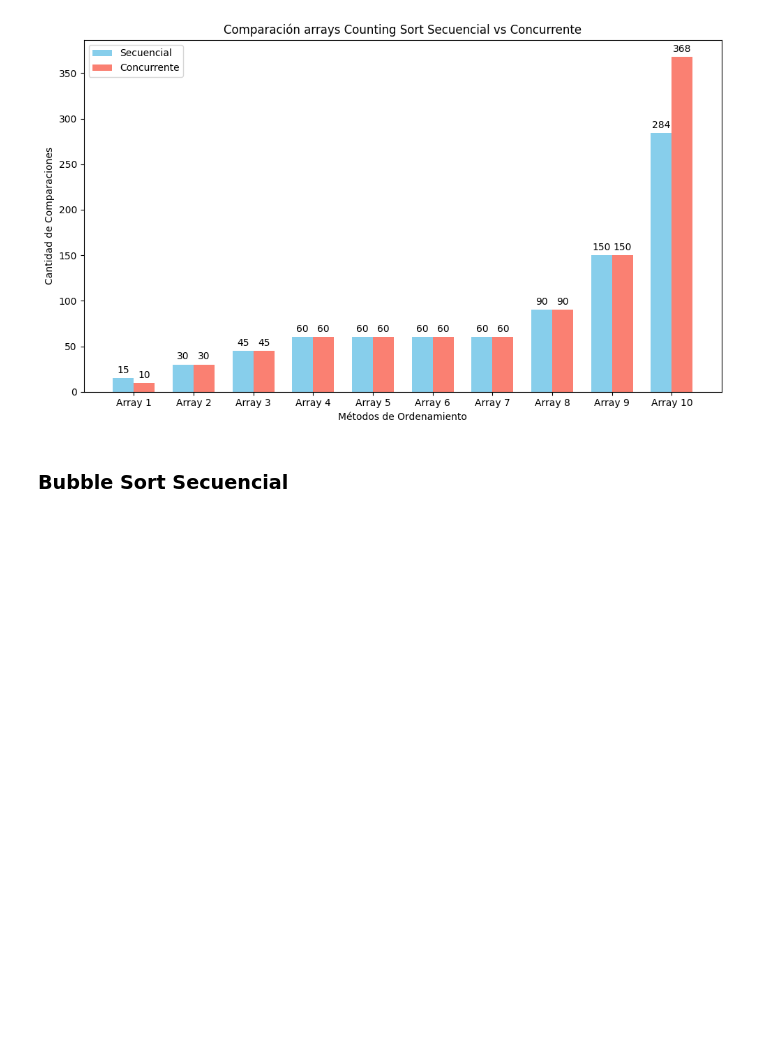
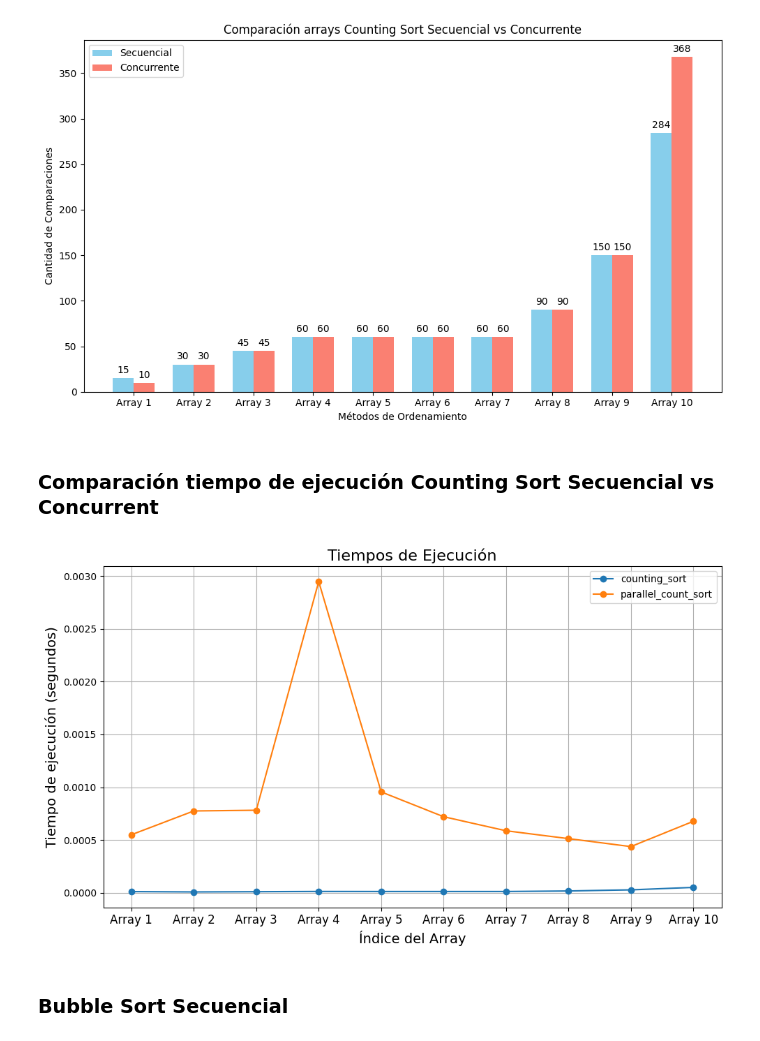
Before and after one commit to facubarneche/programacion-concurrente-paralela, a Jupyter notebook: exposicion_metodos_de_ordenamiento/tp_ordenamiento.ipynb, the cells around one changed output. Cells and saved outputs as stored; diff of their text form; code cells hidden in the pictures; blank space fills up the shorter version.

Commit message:
[IMPROVEMENT] Implementacion grafico general tiempo de ejecucion

```diff
--- a/exposicion_metodos_de_ordenamiento/tp_ordenamiento.ipynb
+++ b/exposicion_metodos_de_ordenamiento/tp_ordenamiento.ipynb
@@ -64,14 +64,21 @@ def time_execution(func):
 # %%
 import matplotlib.pyplot as plt
 
-def plot_run_time(func):
+def plot_run_time(funcs):
     plt.figure(figsize=(10, 6))  # Ajusta el tamaño de la figura
-    plt.plot(range(len(arrays)), time_execution(func), marker='o')
-    plt.title(f'Tiempo de Ejecución de {func.__name__}', fontsize=16)
-    plt.xlabel('Índice del Array')
-    plt.ylabel('Tiempo de ejecución (segundos)')
-    plt.xticks(range(len(arrays)), [f'Array {i+1}' for i in range(len(arrays))])
+
+    # Graficar cada función
+    for func in funcs:
+        times = time_execution(func)
+        plt.plot(range(len(arrays)), times, marker='o', label=func.__name__)
+
+    plt.title('Tiempos de Ejecución', fontsize=16)
+    plt.xlabel('Índice del Array', fontsize=14)
+    plt.ylabel('Tiempo de ejecución (segundos)', fontsize=14)
+    plt.xticks(range(len(arrays)), [f'Array {i+1}' for i in range(len(arrays))], fontsize=12)
+    plt.legend()  # Mostrar la leyenda con los nombres de las funciones
     plt.grid()
+    plt.tight_layout()
     plt.show()
 # %% [markdown]
 ### Implementamos función comparación entre arrays grafico
@@ -224,6 +231,12 @@ counting_sort_conc = get_counting_sort_results(arrays, parallel_count_sort)
 plot_comparisons_arrays("Comparación arrays Counting Sort Secuencial vs Concurrente", labels_arrays, counting_sort_sec, counting_sort_conc, 'Secuencial', 'Concurrente')
 # %% [output]
 [figure]
+# %% [markdown]
+### Comparación tiempo de ejecución Counting Sort Secuencial vs Concurrent
+# %%
+plot_run_time([counting_sort, parallel_count_sort])
+# %% [output]
+[figure, added]
 # %% [markdown]
 ### Bubble Sort Secuencial
 # %%
```
Also changed, not shown: parts of 11 cells of this notebook.
